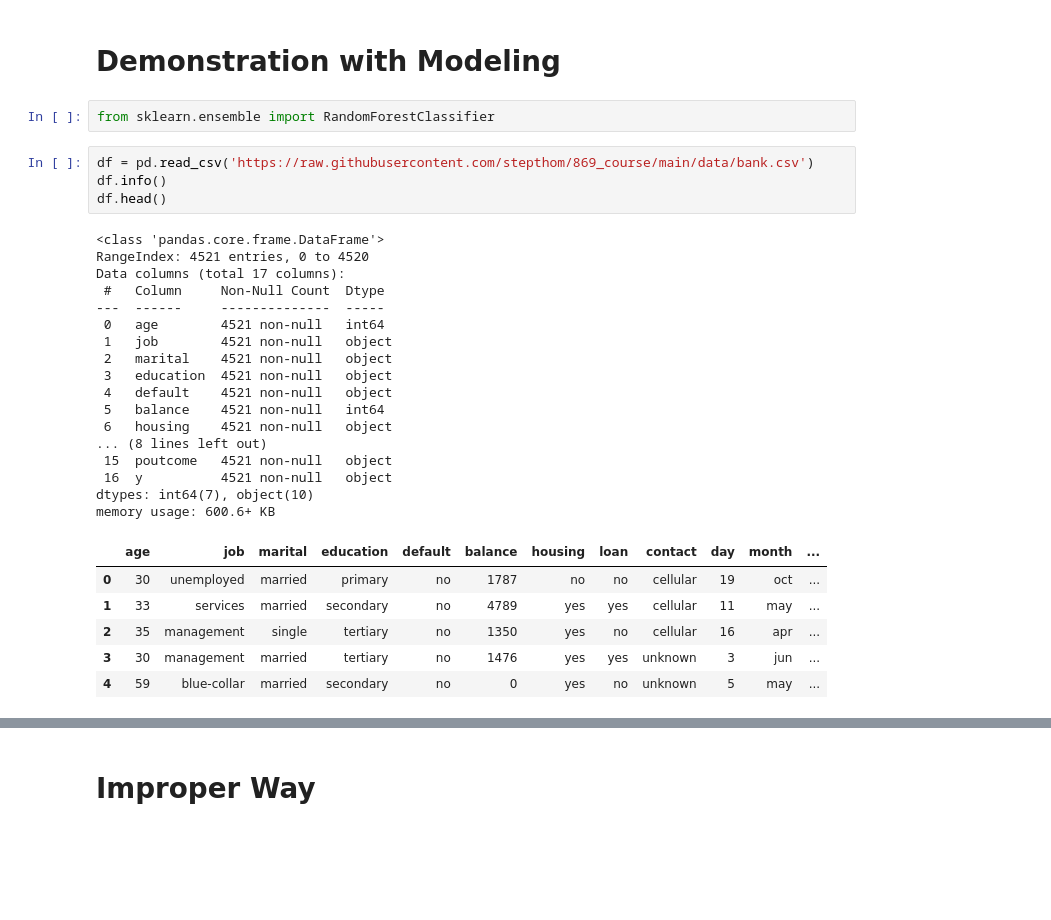
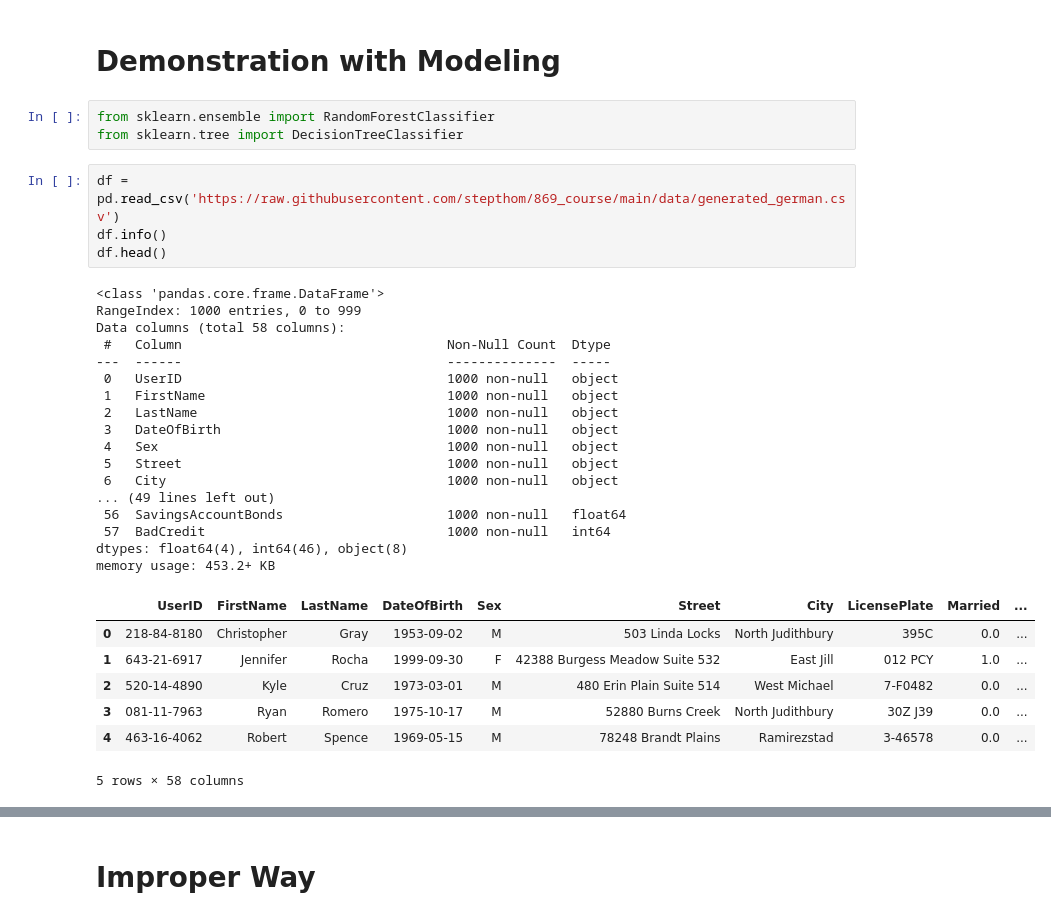
Before and after one commit to stepthom/869_course, a Jupyter notebook: leakage/slides_leakage.ipynb, the cells around one changed output, grey strips where cells are left out. Saved outputs shown, nothing was run; the diff lists cells and outputs as text; blank space fills up the shorter version.

```diff
--- a/leakage/slides_leakage.ipynb
+++ b/leakage/slides_leakage.ipynb
@@ -231,31 +234,33 @@ X_test[['ID', 'Province', 'Province_TE']]
 # Demonstration with Modeling
 # %%
 from sklearn.ensemble import RandomForestClassifier
+from sklearn.tree import DecisionTreeClassifier
 # %%
-df = pd.read_csv('https://raw.githubusercontent.com/stepthom/869_course/main/data/bank.csv')
+df = pd.read_csv('https://raw.githubusercontent.com/stepthom/869_course/main/data/generated_german.csv')
 df.info()
 df.head()
 # %% [output]
 <class 'pandas.core.frame.DataFrame'>
-RangeIndex: 4521 entries, 0 to 4520
-Data columns (total 17 columns):
- #   Column     Non-Null Count  Dtype
----  ------     --------------  -----
- 0   age        4521 non-null   int64
- 1   job        4521 non-null   object
- 2   marital    4521 non-null   object
- 3   education  4521 non-null   object
- 4   default    4521 non-null   object
- 5   balance    4521 non-null   int64
- 6   housing    4521 non-null   object
-... (8 lines left out)
- 15  poutcome   4521 non-null   object
- 16  y          4521 non-null   object
-dtypes: int64(7), object(10)
-memory usage: 600.6+ KB
+RangeIndex: 1000 entries, 0 to 999
+Data columns (total 58 columns):
+ #   Column                                  Non-Null Count  Dtype
+---  ------                                  --------------  -----
+ 0   UserID                                  1000 non-null   object
+ 1   FirstName                               1000 non-null   object
+ 2   LastName                                1000 non-null   object
+ 3   DateOfBirth                             1000 non-null   object
+ 4   Sex                                     1000 non-null   object
+ 5   Street                                  1000 non-null   object
+ 6   City                                    1000 non-null   object
+... (49 lines left out)
+ 56  SavingsAccountBonds                     1000 non-null   float64
+ 57  BadCredit                               1000 non-null   int64
+dtypes: float64(4), int64(46), object(8)
+memory usage: 453.2+ KB
-|  | age | job | marital | education | default | balance | housing | loan | contact | day | month | ... |
-| 0 | 30 | unemployed | married | primary | no | 1787 | no | no | cellular | 19 | oct | ... |
-| 1 | 33 | services | married | secondary | no | 4789 | yes | yes | cellular | 11 | may | ... |
-| 2 | 35 | management | single | tertiary | no | 1350 | yes | no | cellular | 16 | apr | ... |
-| 3 | 30 | management | married | tertiary | no | 1476 | yes | yes | unknown | 3 | jun | ... |
-| 4 | 59 | blue-collar | married | secondary | no | 0 | yes | no | unknown | 5 | may | ... |
+|  | UserID | FirstName | LastName | DateOfBirth | Sex | Street | City | LicensePlate | Married | ... |
+| 0 | 218-84-8180 | Christopher | Gray | 1953-09-02 | M | 503 Linda Locks | North Judithbury | 395C | 0.0 | ... |
+| 1 | 643-21-6917 | Jennifer | Rocha | 1999-09-30 | F | 42388 Burgess Meadow Suite 532 | East Jill | 012 PCY | 1.0 | ... |
+| 2 | 520-14-4890 | Kyle | Cruz | 1973-03-01 | M | 480 Erin Plain Suite 514 | West Michael | 7-F0482 | 0.0 | ... |
+| 3 | 081-11-7963 | Ryan | Romero | 1975-10-17 | M | 52880 Burns Creek | North Judithbury | 30Z J39 | 0.0 | ... |
+| 4 | 463-16-4062 | Robert | Spence | 1969-05-15 | M | 78248 Brandt Plains | Ramirezstad | 3-46578 | 0.0 | ... |
+5 rows × 58 columns
```
Also changed, not shown: parts of 25 cells of this notebook.
